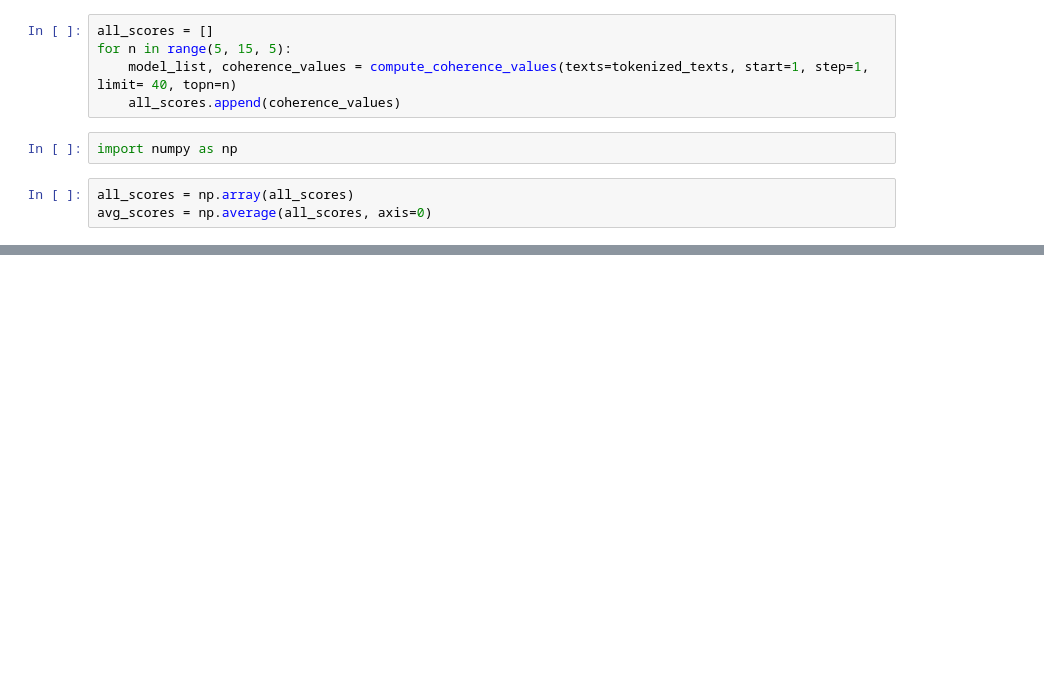
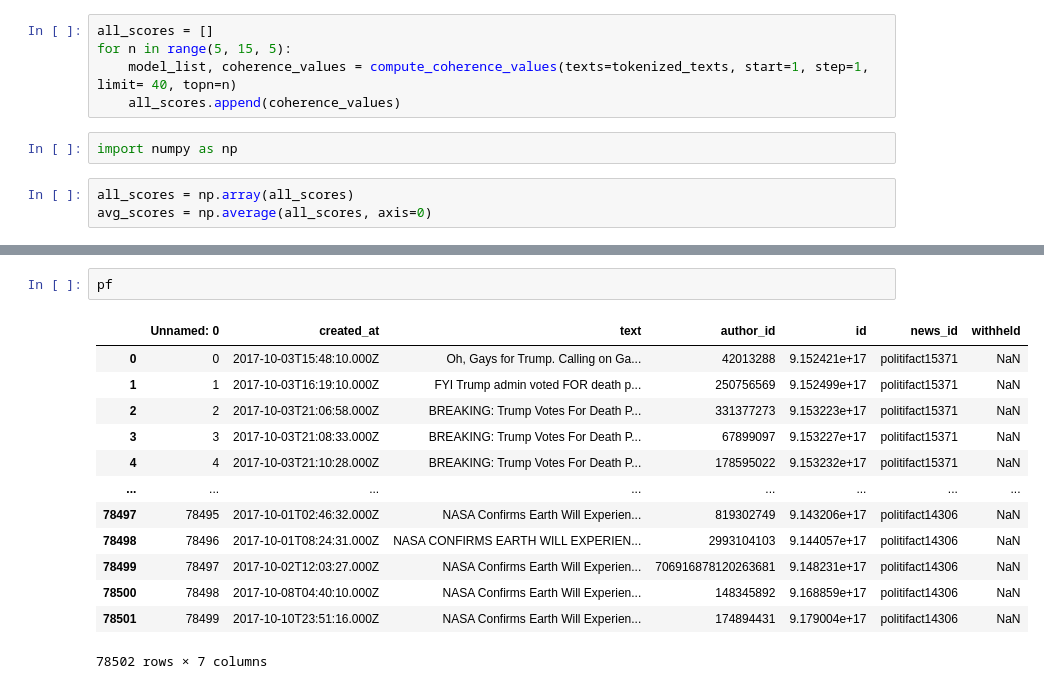
Before and after one commit to vtrikoupis/masters-thesis, a Jupyter notebook: preprocessing/politifact_false_tweets.ipynb, the cells around one changed output, grey strips where cells are left out. Saved outputs shown, nothing was run; the diff lists cells and outputs as text; blank space fills up the shorter version.

```diff
--- a/preprocessing/politifact_false_tweets.ipynb
+++ b/preprocessing/politifact_false_tweets.ipynb
@@ -254,0 +256,16 @@ plt.show()
+# %%
+pf
+# %% [output]
+|  | Unnamed: 0 | created_at | text | author_id | id | news_id | withheld |
+| 0 | 0 | 2017-10-03T15:48:10.000Z | Oh, Gays for Trump. Calling on Ga... | 42013288 | 9.152421e+17 | politifact15371 | NaN |
+| 1 | 1 | 2017-10-03T16:19:10.000Z | FYI Trump admin voted FOR death p... | 250756569 | 9.152499e+17 | politifact15371 | NaN |
+| 2 | 2 | 2017-10-03T21:06:58.000Z | BREAKING: Trump Votes For Death P... | 331377273 | 9.153223e+17 | politifact15371 | NaN |
+| 3 | 3 | 2017-10-03T21:08:33.000Z | BREAKING: Trump Votes For Death P... | 67899097 | 9.153227e+17 | politifact15371 | NaN |
+| 4 | 4 | 2017-10-03T21:10:28.000Z | BREAKING: Trump Votes For Death P... | 178595022 | 9.153232e+17 | politifact15371 | NaN |
+| ... | ... | ... | ... | ... | ... | ... | ... |
+| 78497 | 78495 | 2017-10-01T02:46:32.000Z | NASA Confirms Earth Will Experien... | 819302749 | 9.143206e+17 | politifact14306 | NaN |
+| 78498 | 78496 | 2017-10-01T08:24:31.000Z | NASA CONFIRMS EARTH WILL EXPERIEN... | 2993104103 | 9.144057e+17 | politifact14306 | NaN |
+| 78499 | 78497 | 2017-10-02T12:03:27.000Z | NASA Confirms Earth Will Experien... | 706916878120263681 | 9.148231e+17 | politifact14306 | NaN |
+| 78500 | 78498 | 2017-10-08T04:40:10.000Z | NASA Confirms Earth Will Experien... | 148345892 | 9.168859e+17 | politifact14306 | NaN |
+| 78501 | 78499 | 2017-10-10T23:51:16.000Z | NASA Confirms Earth Will Experien... | 174894431 | 9.179004e+17 | politifact14306 | NaN |
+78502 rows × 7 columns
```
Also changed, not shown: parts of 7 cells of this notebook, 9 other files.
